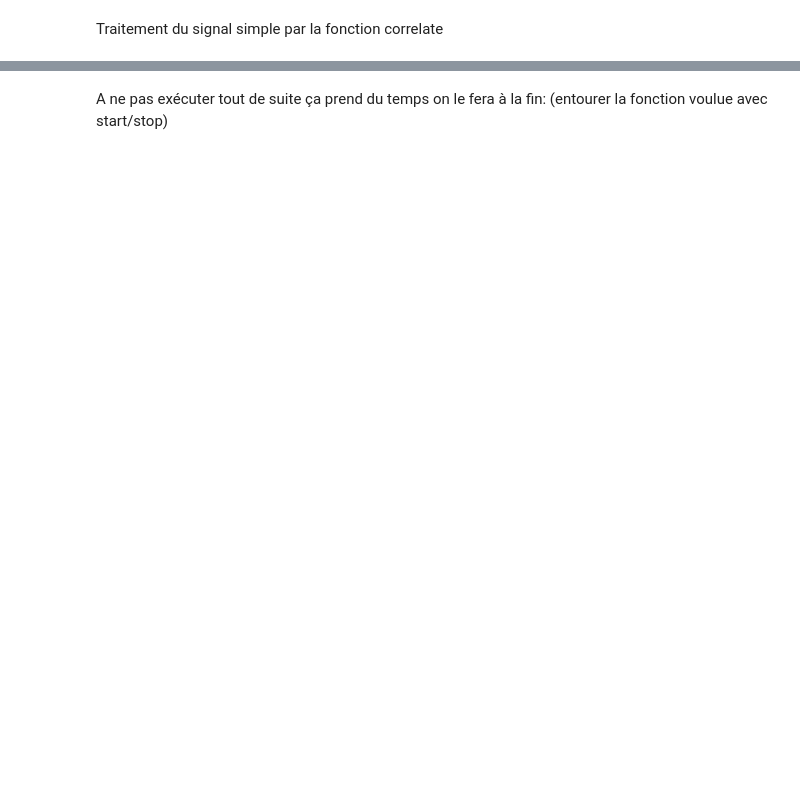
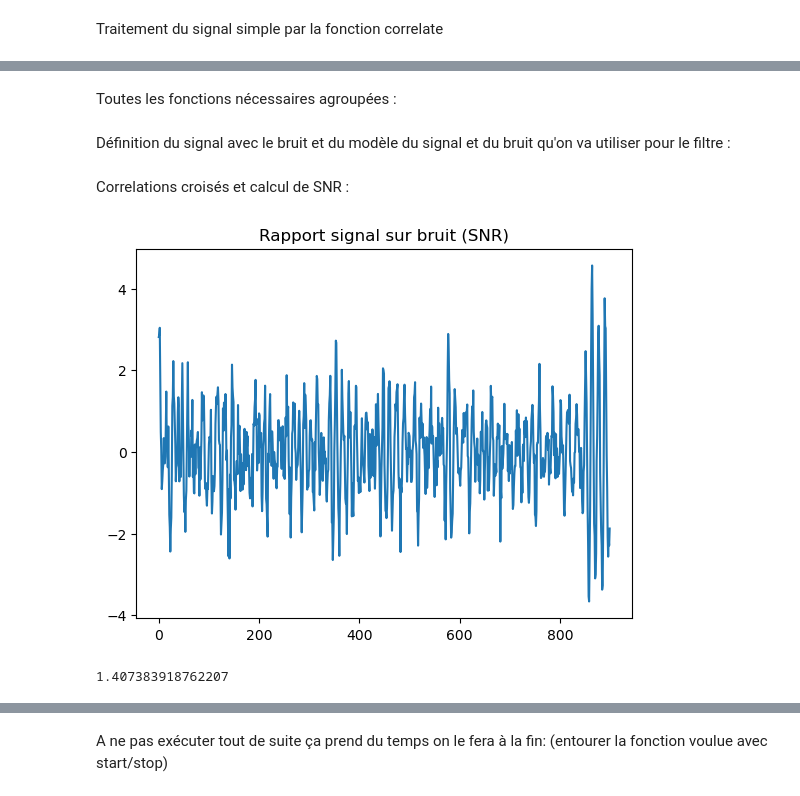
Before and after one commit to Ovive57/M2_filtrage, a Jupyter notebook: comparaison des outils développés avec des librairies dédiées.ipynb, the cells around one changed output, grey strips where cells are left out. Saved outputs shown, nothing was run; the diff lists cells and outputs as text; code cells hidden in the pictures; blank space fills up the shorter version.

Commit message:
Added part 1.2 in 1.3. Added script signal complexe. Littles changes in notebook signal complexe

```diff
--- a/comparaison des outils développés avec des librairies dédiées.ipynb
+++ b/comparaison des outils développés avec des librairies dédiées.ipynb
@@ -92,0 +106,2 @@ Text(0.5, 1.0, 'Signal sur bruit')
+# %% [markdown]
+Toutes les fonctions nécessaires agroupées :
@@ -92,0 +174,50 @@ Text(0.5, 1.0, 'Signal sur bruit')
+# %% [markdown]
+Définition du signal avec le bruit et du modèle du signal et du bruit qu'on va utiliser pour le filtre :
+# %%
+# Signal
+amp_init = 2
+puls_init = 30 # en rad/s
+
+signal = sinusoidal(temps1, amp_init, puls_init)
+
+#Bruit
+gamma = -1.55
+frequence = np.fft.fftfreq(np.size(temps), pas)
+dens = psd(frequence, gamma)
+dens = miroir(dens)
+
+#Bruit + signal (data)
+signal_bruit = signalsurbruit(dens, signal, pos)
+
+# Model signal
+amp_init_model = 1
+signal_model = sinusoidal(temps1, amp_init_model, puls_init)
+
+# Inverse covariance
+cov, Cn = covariance(dens, temps)
+
+# Filtre
+filtre = np.dot(cov, signal_model)
+# %% [markdown]
+Correlations croisés et calcul de SNR :
+# %%
+# Signal
+start = time.time()
+
+prodat = cross(filtre, signal_bruit)
+
+#Bruit
+bruit_filtre, devbr = bruitfiltre(dens,filtre)
+
+SNR = prodat/devbr
+
+plt.plot(SNR)
+plt.title("Rapport signal sur bruit (SNR)")
+plt.show()
+
+end = time.time()
+t = end - start
+print(t)
+# %% [output]
+[figure, added]
+1.407383918762207
```
Also changed, not shown: parts of 10 cells of this notebook, 2 other files.
